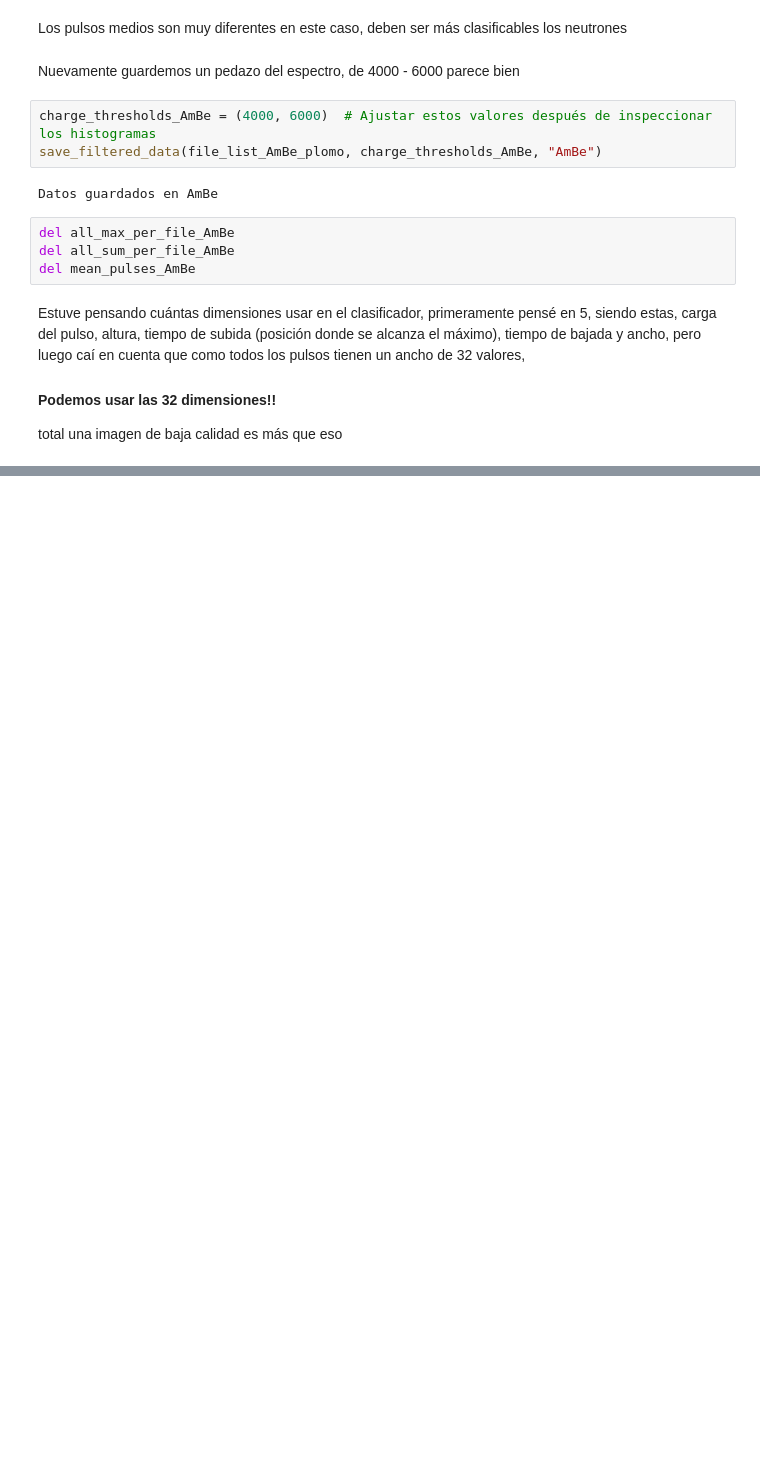
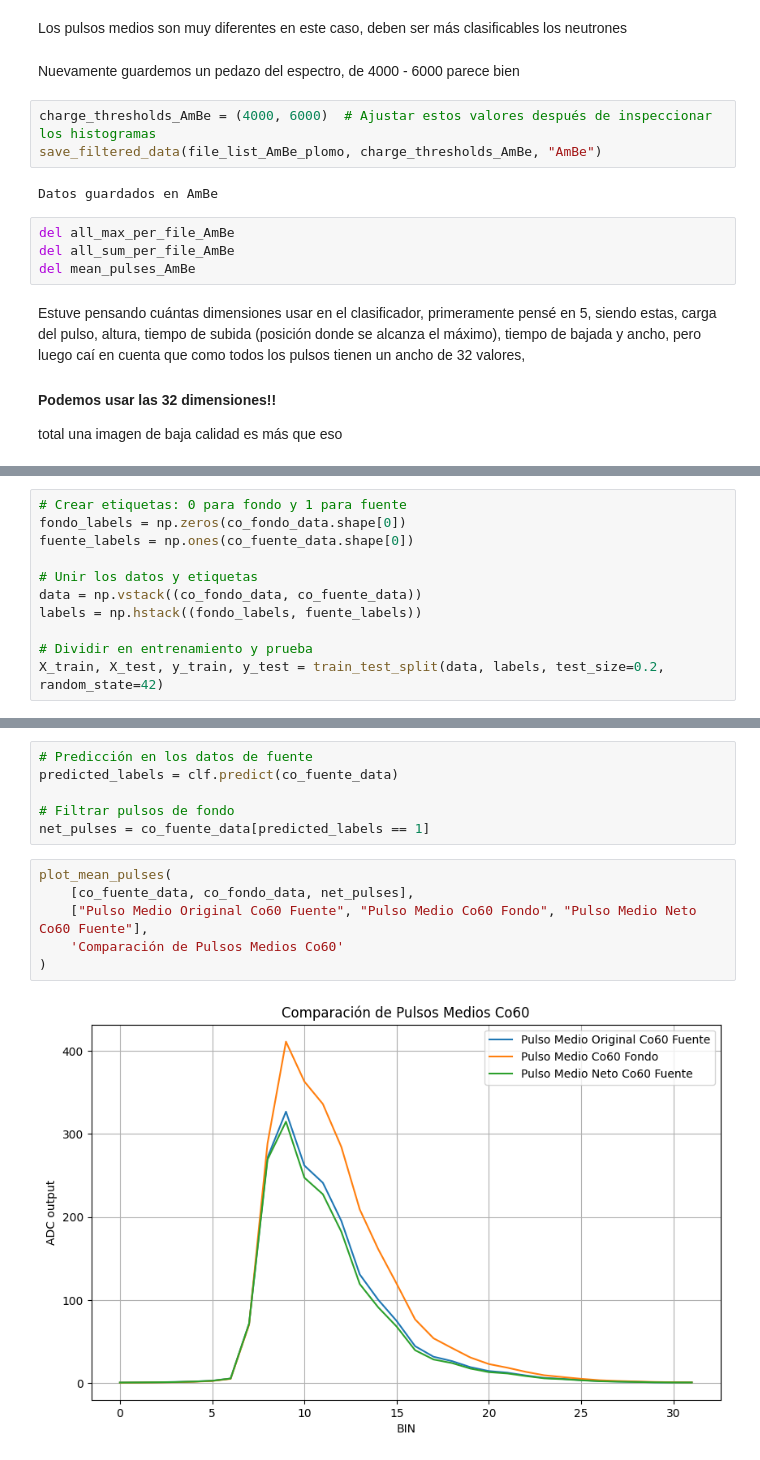
Before and after one commit to saisito/MLF_nunez-alejandro, a Jupyter notebook: nunez-alejandro.ipynb, the cells around one changed output, grey strips where cells are left out. Cells and saved outputs as stored; diff of their text form; blank space fills up the shorter version.

```diff
--- a/nunez-alejandro.ipynb
+++ b/nunez-alejandro.ipynb
@@ -324,0 +474,11 @@ total una imagen de baja calidad es más que eso
+# %%
+# Crear etiquetas: 0 para fondo y 1 para fuente
+fondo_labels = np.zeros(co_fondo_data.shape[0])
+fuente_labels = np.ones(co_fuente_data.shape[0])
+
+# Unir los datos y etiquetas
+data = np.vstack((co_fondo_data, co_fuente_data))
+labels = np.hstack((fondo_labels, fuente_labels))
+
+# Dividir en entrenamiento y prueba
+X_train, X_test, y_train, y_test = train_test_split(data, labels, test_size=0.2, random_state=42)
@@ -324,0 +497,14 @@ total una imagen de baja calidad es más que eso
+# %%
+# Predicción en los datos de fuente
+predicted_labels = clf.predict(co_fuente_data)
+
+# Filtrar pulsos de fondo
+net_pulses = co_fuente_data[predicted_labels == 1]
+# %%
+plot_mean_pulses(
+    [co_fuente_data, co_fondo_data, net_pulses],
+    ["Pulso Medio Original Co60 Fuente", "Pulso Medio Co60 Fondo", "Pulso Medio Neto Co60 Fuente"],
+    'Comparación de Pulsos Medios Co60'
+)
+# %% [output]
+[figure, added]
```
Also changed, not shown: parts of 21 cells of this notebook.
